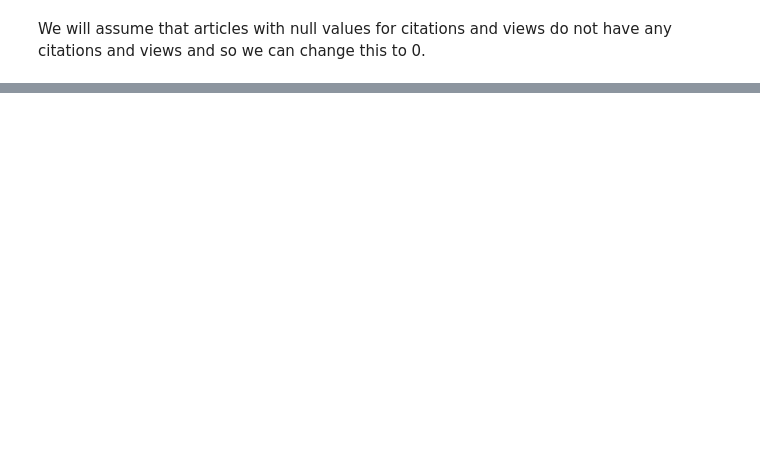
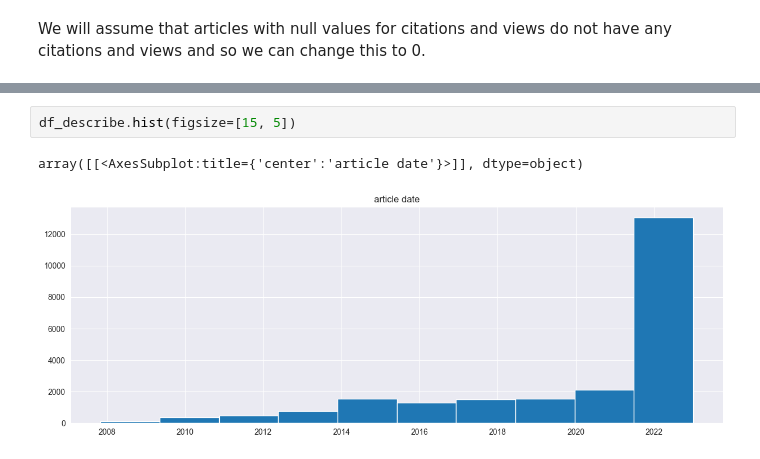
Before and after one commit to joshdev1/Frontiers, a Jupyter notebook: main_analysis/main_analysis.ipynb, the cells around one changed output, grey strips where cells are left out. Saved outputs shown, nothing was run; the diff lists cells and outputs as text; blank space fills up the shorter version.

```diff
--- a/main_analysis/main_analysis.ipynb
+++ b/main_analysis/main_analysis.ipynb
@@ -214,0 +351,5 @@ KeyError: 'citations'
+# %%
+df_describe.hist(figsize=[15, 5])
+# %% [output]
+array([[<AxesSubplot:title={'center':'article date'}>]], dtype=object)
+[figure, added]
```
Also changed, not shown: parts of 37 cells of this notebook.
